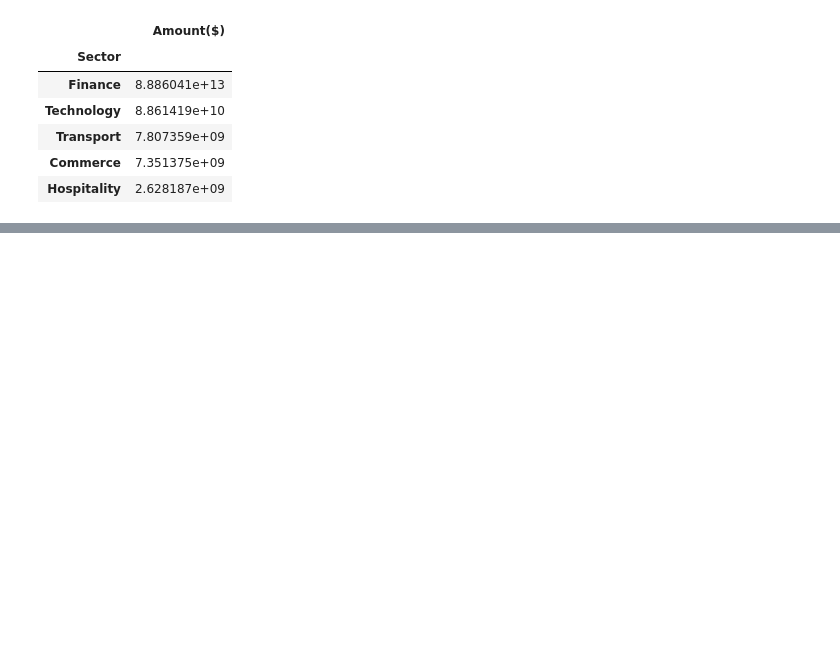
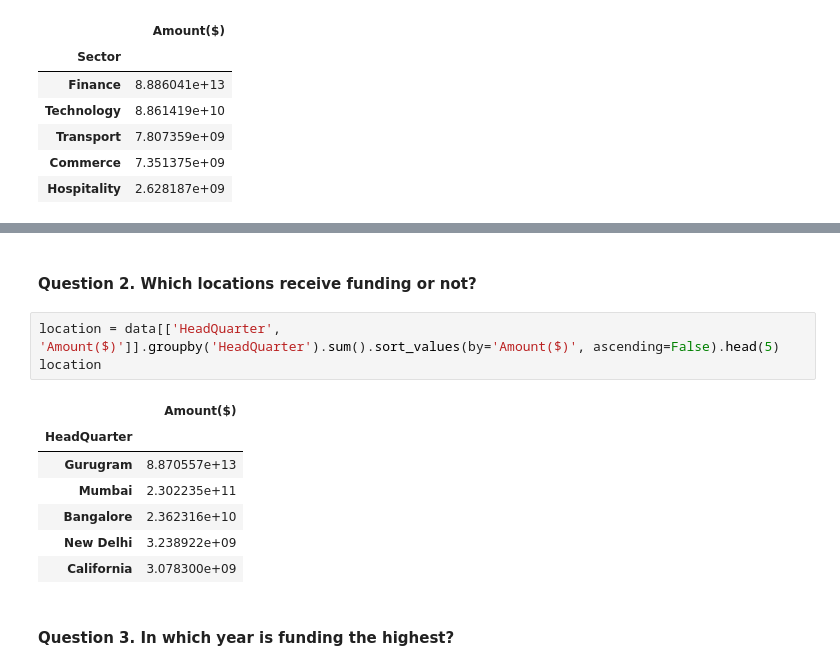
Before and after one commit to coderacheal/Indian-Startup-Ecosystem-Analysis, a Jupyter notebook: indian-startup.ipynb, the cells around one changed output, grey strips where cells are left out. Saved outputs shown, nothing was run; the diff lists cells and outputs as text; blank space fills up the shorter version.

Commit message:
Answer first 2 question of the hypothesis

```diff
--- a/indian-startup.ipynb
+++ b/indian-startup.ipynb
@@ -812,0 +815,15 @@ plt.show()
+# %% [markdown]
+#### Question 2. Which locations receive funding or not?
+# %%
+location = data[['HeadQuarter', 'Amount($)']].groupby('HeadQuarter').sum().sort_values(by='Amount($)', ascending=False).head(5)
+location
+# %% [output]
+|  | Amount($) |
+| HeadQuarter |  |
+| Gurugram | 8.870557e+13 |
+| Mumbai | 2.302235e+11 |
+| Bangalore | 2.362316e+10 |
+| New Delhi | 3.238922e+09 |
+| California | 3.078300e+09 |
+# %% [markdown]
+#### Question 3. In which year is funding the highest?
```
Also changed, not shown: parts of 4 cells of this notebook.
